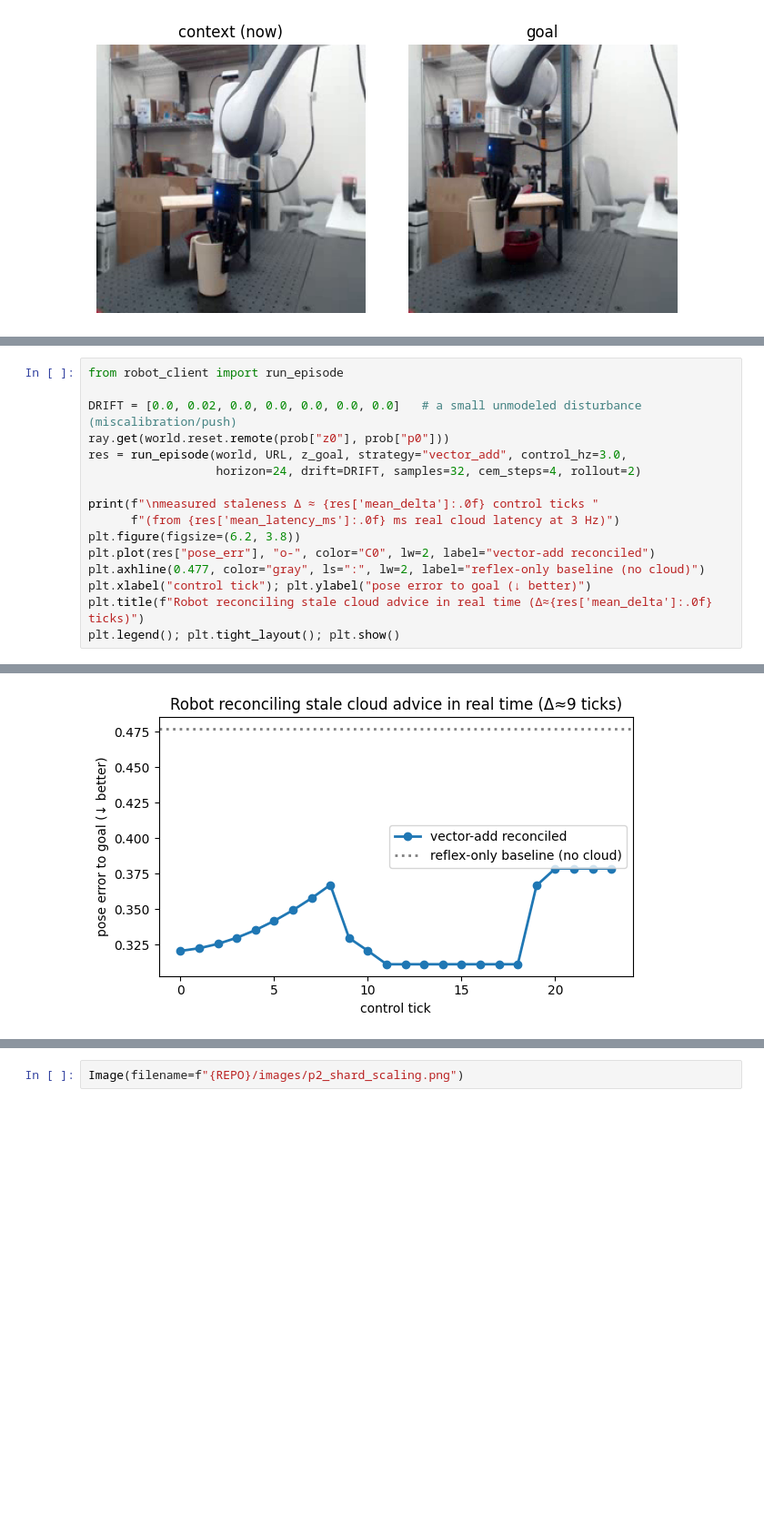
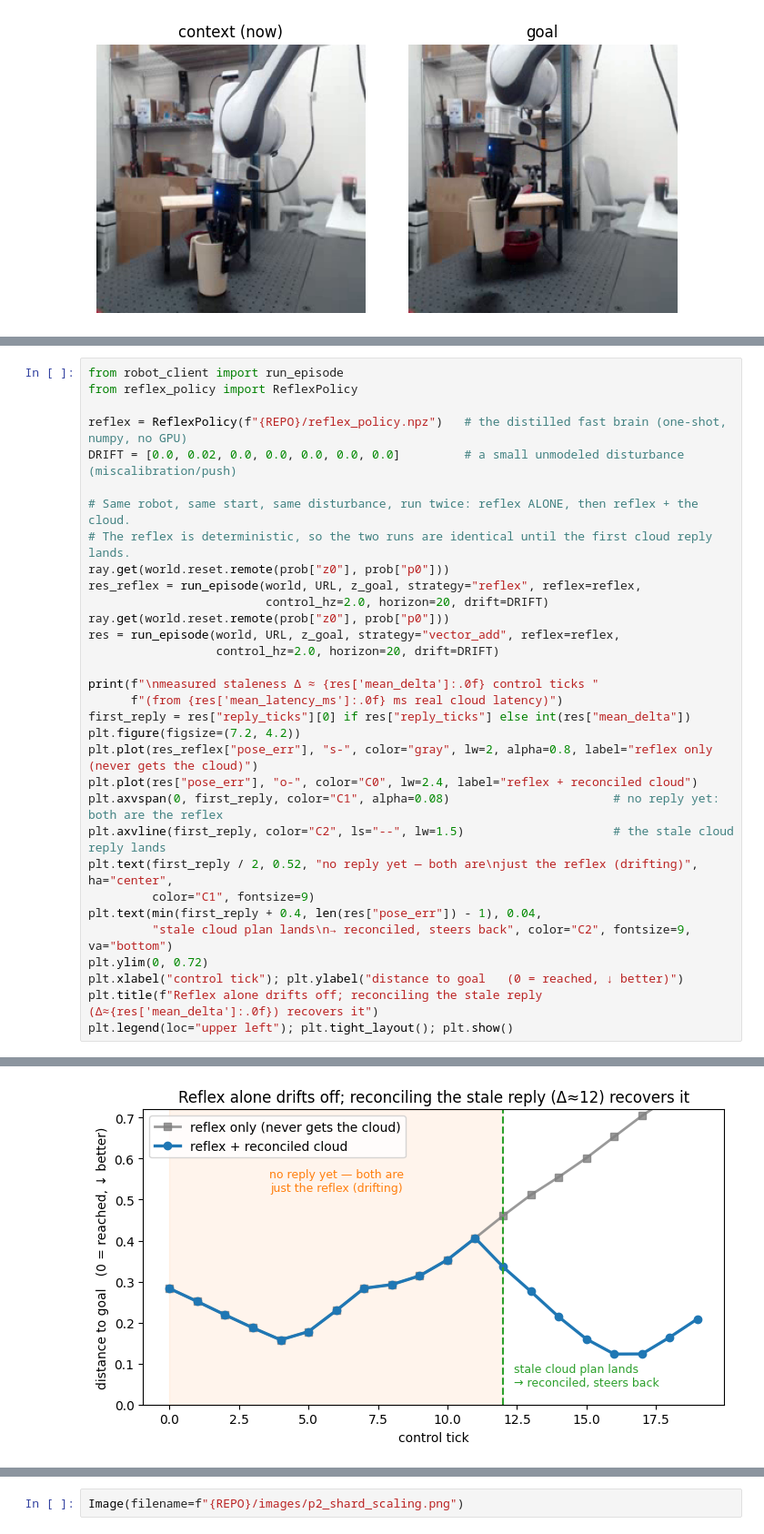
Before and after one commit to anyscale/robotics_world_model_inference, a Jupyter notebook: v2_reconciliation/world_model_reconciliation.ipynb, the cells around one changed output, grey strips where cells are left out. Shown at 91% size. Cells and saved outputs as stored; diff of their text form; blank space fills up the shorter version.

```diff
--- a/v2_reconciliation/world_model_reconciliation.ipynb
+++ b/v2_reconciliation/world_model_reconciliation.ipynb
@@ -276,17 +288,33 @@ That one line is naive vs. reconciled. **`naive`** anchors the cloud's move at `
 # %%
 from robot_client import run_episode
+from reflex_policy import ReflexPolicy
 
-DRIFT = [0.0, 0.02, 0.0, 0.0, 0.0, 0.0, 0.0]   # a small unmodeled disturbance (miscalibration/push)
+reflex = ReflexPolicy(f"{REPO}/reflex_policy.npz")   # the distilled fast brain (one-shot, numpy, no GPU)
+DRIFT = [0.0, 0.02, 0.0, 0.0, 0.0, 0.0, 0.0]         # a small unmodeled disturbance (miscalibration/push)
+
+# Same robot, same start, same disturbance, run twice: reflex ALONE, then reflex + the cloud.
+# The reflex is deterministic, so the two runs are identical until the first cloud reply lands.
 ray.get(world.reset.remote(prob["z0"], prob["p0"]))
-res = run_episode(world, URL, z_goal, strategy="vector_add", control_hz=3.0,
-                  horizon=24, drift=DRIFT, samples=32, cem_steps=4, rollout=2)
+res_reflex = run_episode(world, URL, z_goal, strategy="reflex", reflex=reflex,
+                         control_hz=2.0, horizon=20, drift=DRIFT)
+ray.get(world.reset.remote(prob["z0"], prob["p0"]))
+res = run_episode(world, URL, z_goal, strategy="vector_add", reflex=reflex,
+                  control_hz=2.0, horizon=20, drift=DRIFT)
 
 print(f"\nmeasured staleness Δ ≈ {res['mean_delta']:.0f} control ticks "
-      f"(from {res['mean_latency_ms']:.0f} ms real cloud latency at 3 Hz)")
-plt.figure(figsize=(6.2, 3.8))
-plt.plot(res["pose_err"], "o-", color="C0", lw=2, label="vector-add reconciled")
-plt.axhline(0.477, color="gray", ls=":", lw=2, label="reflex-only baseline (no cloud)")
-plt.xlabel("control tick"); plt.ylabel("pose error to goal (↓ better)")
-plt.title(f"Robot reconciling stale cloud advice in real time (Δ≈{res['mean_delta']:.0f} ticks)")
-plt.legend(); plt.tight_layout(); plt.show()
+      f"(from {res['mean_latency_ms']:.0f} ms real cloud latency)")
+first_reply = res["reply_ticks"][0] if res["reply_ticks"] else int(res["mean_delta"])
+plt.figure(figsize=(7.2, 4.2))
+plt.plot(res_reflex["pose_err"], "s-", color="gray", lw=2, alpha=0.8, label="reflex only (never gets the cloud)")
+plt.plot(res["pose_err"], "o-", color="C0", lw=2.4, label="reflex + reconciled cloud")
+plt.axvspan(0, first_reply, color="C1", alpha=0.08)                       # no reply yet: both are the reflex
+plt.axvline(first_reply, color="C2", ls="--", lw=1.5)                     # the stale cloud reply lands
+plt.text(first_reply / 2, 0.52, "no reply yet — both are\njust the reflex (drifting)", ha="center",
+         color="C1", fontsize=9)
+plt.text(min(first_reply + 0.4, len(res["pose_err"]) - 1), 0.04,
+         "stale cloud plan lands\n→ reconciled, steers back", color="C2", fontsize=9, va="bottom")
+plt.ylim(0, 0.72)
+plt.xlabel("control tick"); plt.ylabel("distance to goal   (0 = reached, ↓ better)")
+plt.title(f"Reflex alone drifts off; reconciling the stale reply (Δ≈{res['mean_delta']:.0f}) recovers it")
+plt.legend(loc="upper left"); plt.tight_layout(); plt.show()
 # %% [output]
@@ -297,4 +324,4 @@ measured staleness Δ ≈ 9 control ticks (from 2780 ms real cloud latency at 3
-[figure, old version]
+[figure, new version]
 # %% [markdown]
 ## 6. The payoff: reconciliation vs. naive, as the cloud goes stale
 
```
Also changed, not shown: parts of 22 cells of this notebook, 21 other files.
